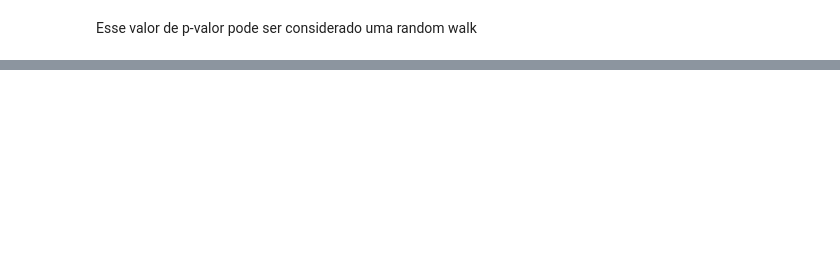
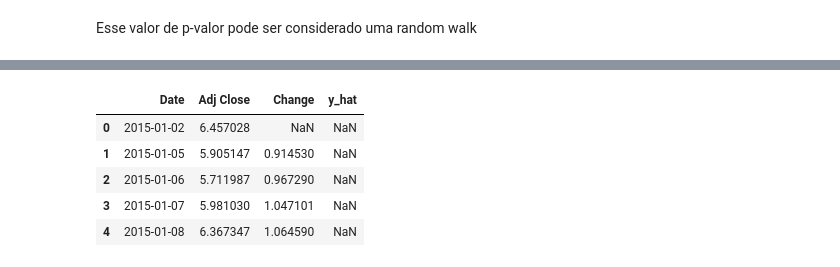
Before and after one commit to SamuelNatividade/projects, a Jupyter notebook: petr4.ipynb, the cells around one changed output, grey strips where cells are left out. Drawn from its saved outputs; the diff is of its cells as text; code cells hidden in the pictures; blank space fills up the shorter version.

```diff
--- a/petr4.ipynb
+++ b/petr4.ipynb
@@ -136,0 +221,8 @@ Esse valor de p-valor pode ser considerado uma random walk
+# %%
+# filtrando dados dos últimos 60 dias
+ultimos_60_dias = df[:][-60:].index
+# %%
+# criando um dataframe para o predito
+df_predito = pd.DataFrame({'Date' : ultimos_60_dias,
+            'y_hat': predito})
+df_predito.head()
@@ -136,0 +236,4 @@ Esse valor de p-valor pode ser considerado uma random walk
+# %%
+## merge com o df e df_predito
+df_new = df.reset_index()
+df_new.head()
@@ -136,0 +247,12 @@ Esse valor de p-valor pode ser considerado uma random walk
+# %%
+# juntando as duas tabelas
+df_new = df_new.merge(df_predito, left_on = 'Date', right_on = 'Date', how = 'left')
+# %%
+df_new.head()
+# %% [output]
+|  | Date | Adj Close | Change | y_hat |
+| 0 | 2015-01-02 | 6.457028 | NaN | NaN |
+| 1 | 2015-01-05 | 5.905147 | 0.914530 | NaN |
+| 2 | 2015-01-06 | 5.711987 | 0.967290 | NaN |
+| 3 | 2015-01-07 | 5.981030 | 1.047101 | NaN |
+| 4 | 2015-01-08 | 6.367347 | 1.064590 | NaN |
```
Also changed, not shown: parts of 25 cells of this notebook.
